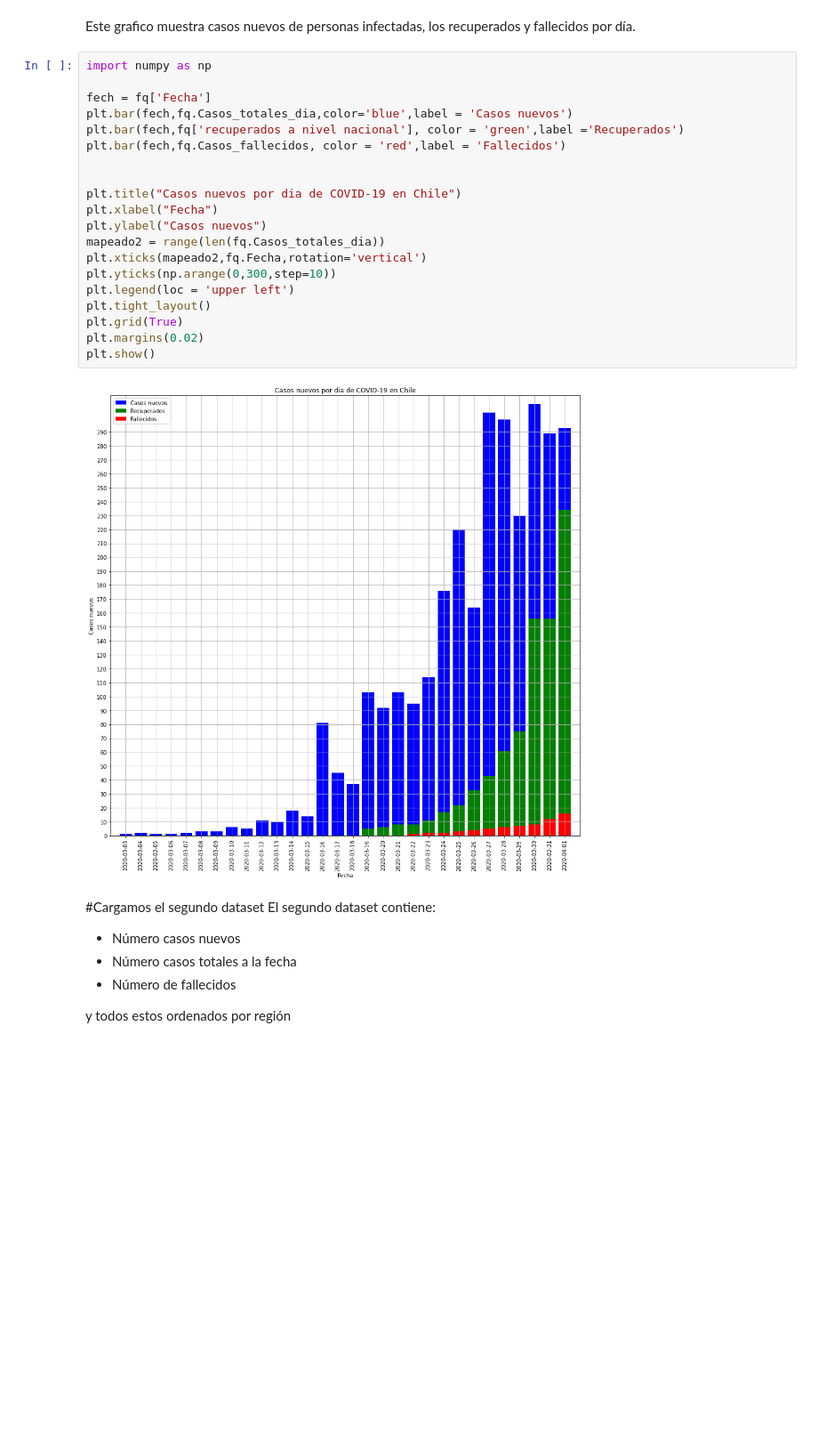
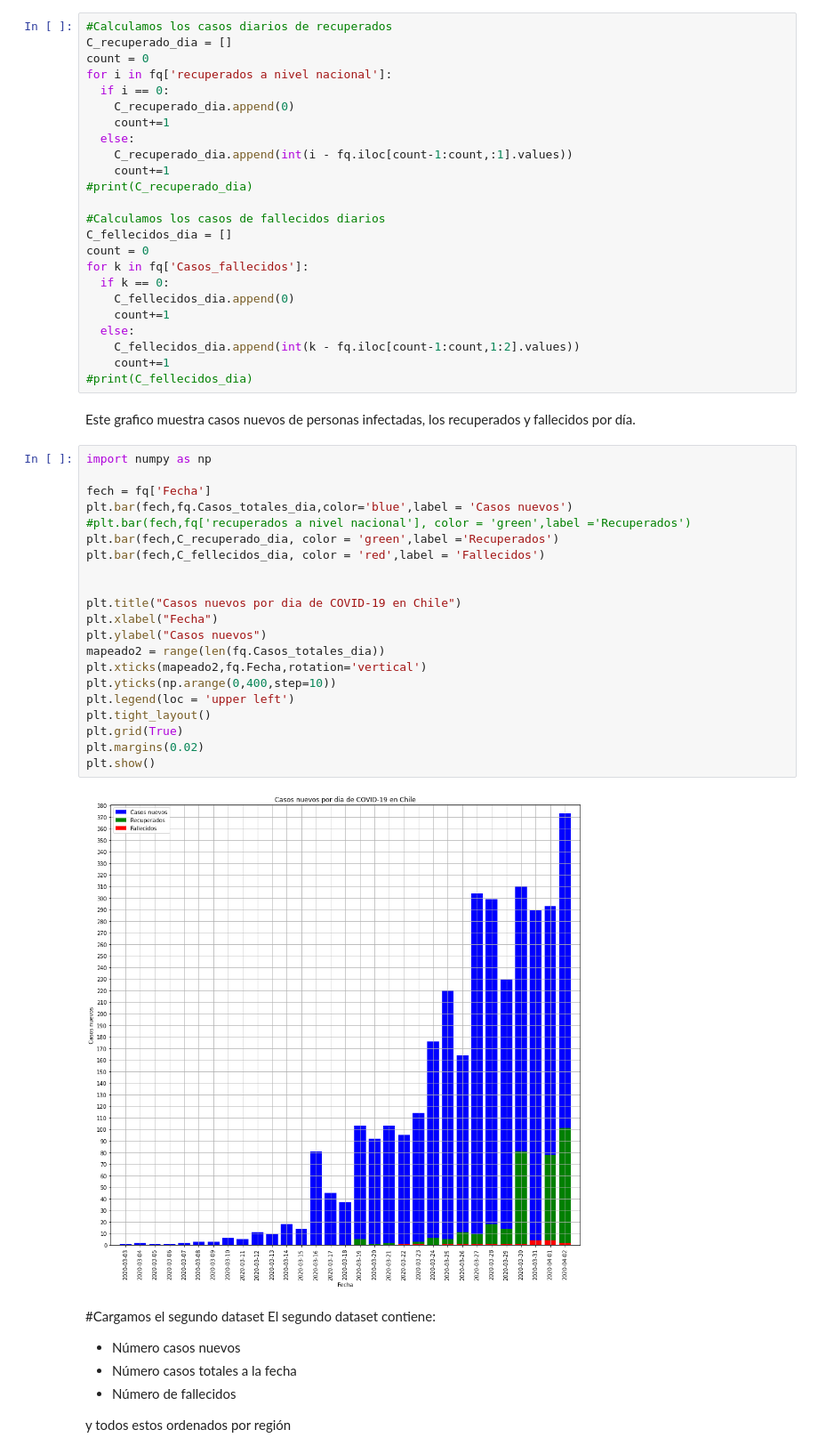
Before and after one commit to White-Mask/COVID-19-Chile-Coronavirus, a Jupyter notebook: Notebook/Analisis_COVID-19_chile.ipynb, the cells around one changed output. Shown at 89% size. Drawn from its saved outputs; the diff is of its cells as text; blank space fills up the shorter version.

```diff
--- a/Notebook/Analisis_COVID-19_chile.ipynb
+++ b/Notebook/Analisis_COVID-19_chile.ipynb
@@ -70,27 +76,52 @@ plt.show()
+# %%
+#Calculamos los casos diarios de recuperados
+C_recuperado_dia = []
+count = 0
+for i in fq['recuperados a nivel nacional']:
+  if i == 0:
+    C_recuperado_dia.append(0)
+    count+=1
+  else:
+    C_recuperado_dia.append(int(i - fq.iloc[count-1:count,:1].values))
+    count+=1
+#print(C_recuperado_dia)
+
+#Calculamos los casos de fallecidos diarios
+C_fellecidos_dia = []
+count = 0
+for k in fq['Casos_fallecidos']:
+  if k == 0:
+    C_fellecidos_dia.append(0)
+    count+=1
+  else:
+    C_fellecidos_dia.append(int(k - fq.iloc[count-1:count,1:2].values))
+    count+=1
+#print(C_fellecidos_dia)
 # %% [markdown]
 Este grafico muestra casos nuevos de personas infectadas, los recuperados y fallecidos por día.
 # %%
 import numpy as np
 
 fech = fq['Fecha']
 plt.bar(fech,fq.Casos_totales_dia,color='blue',label = 'Casos nuevos')
-plt.bar(fech,fq['recuperados a nivel nacional'], color = 'green',label ='Recuperados')
-plt.bar(fech,fq.Casos_fallecidos, color = 'red',label = 'Fallecidos')
+#plt.bar(fech,fq['recuperados a nivel nacional'], color = 'green',label ='Recuperados')
+plt.bar(fech,C_recuperado_dia, color = 'green',label ='Recuperados')
+plt.bar(fech,C_fellecidos_dia, color = 'red',label = 'Fallecidos')
 
 
 plt.title("Casos nuevos por dia de COVID-19 en Chile")
 plt.xlabel("Fecha")
 plt.ylabel("Casos nuevos")
 mapeado2 = range(len(fq.Casos_totales_dia))
 plt.xticks(mapeado2,fq.Fecha,rotation='vertical')
-plt.yticks(np.arange(0,300,step=10))
+plt.yticks(np.arange(0,400,step=10))
 plt.legend(loc = 'upper left')
 plt.tight_layout()
 plt.grid(True)
 plt.margins(0.02)
 plt.show()
 # %% [output]
-[figure, old version]
+[figure, new version]
 # %% [markdown]
 #Cargamos el segundo dataset
 El segundo dataset contiene:
```
Also changed, not shown: parts of 11 cells of this notebook, 4 other files.
